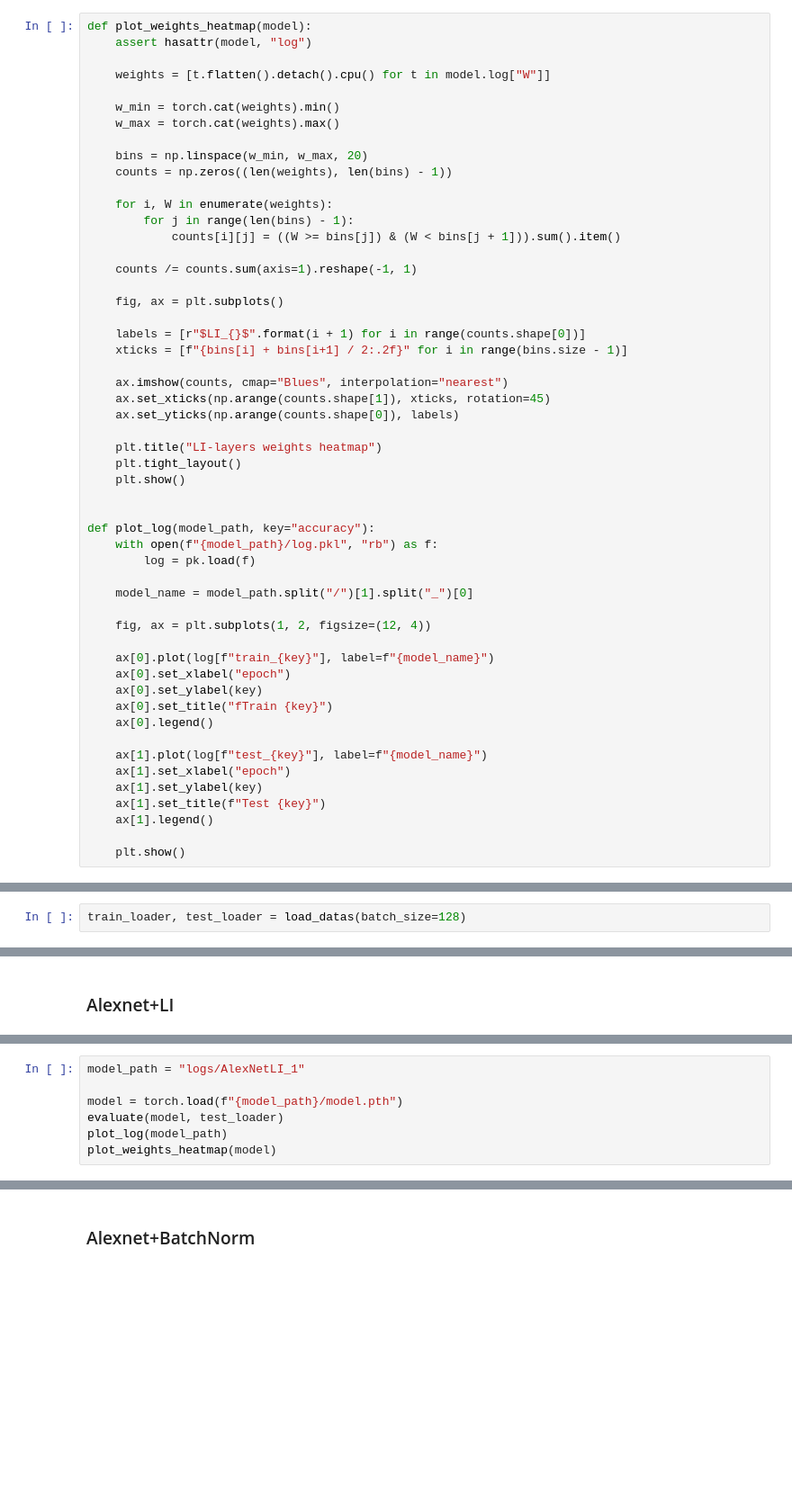
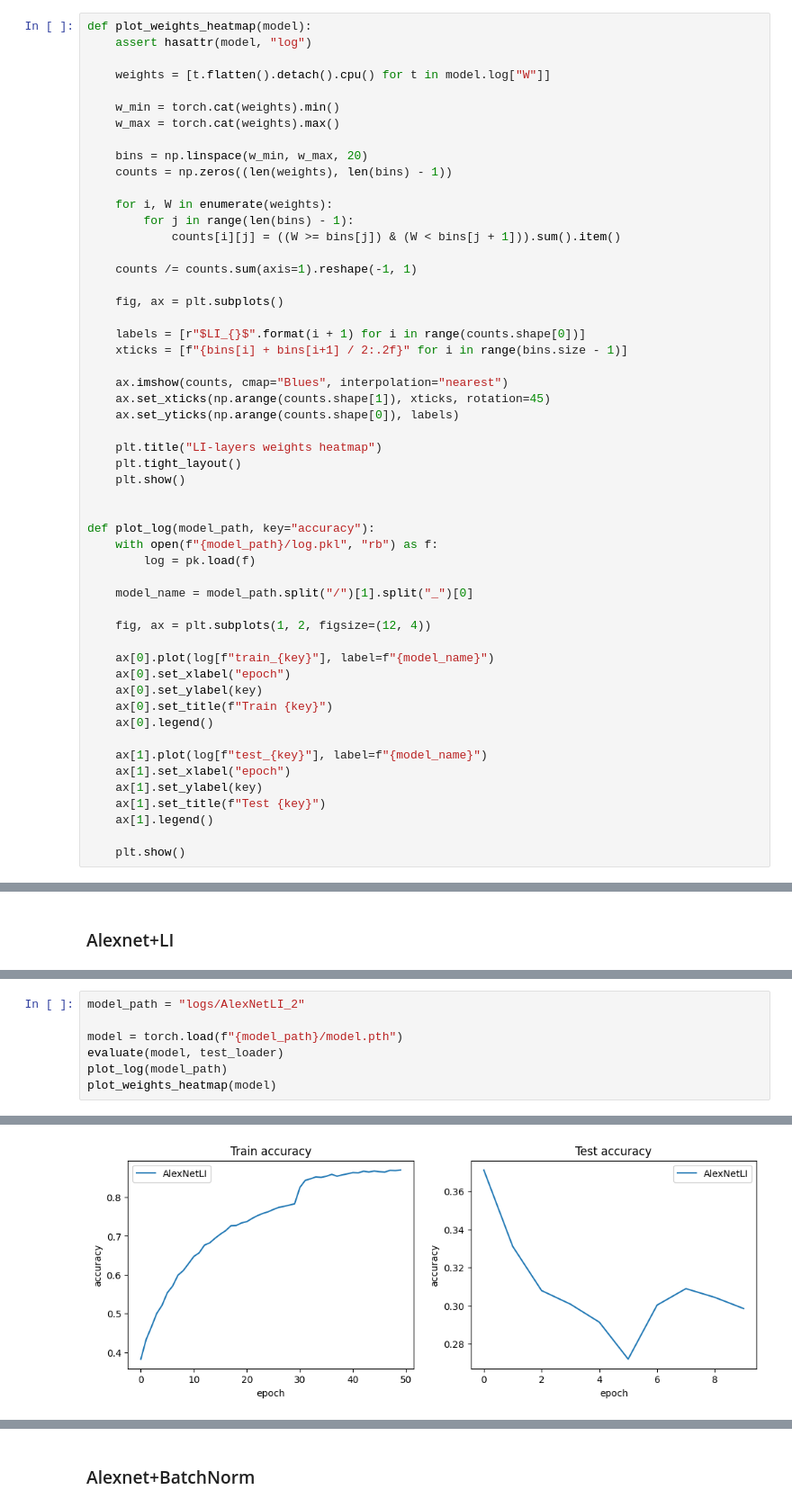
Before and after one commit to julesdubr/lateral_inhibition, a Jupyter notebook: alexnet_resnet.ipynb, the cells around one changed output, grey strips where cells are left out. Shown at 90% size. Saved outputs shown, nothing was run; the diff lists cells and outputs as text; blank space fills up the shorter version.

```diff
--- a/alexnet_resnet.ipynb
+++ b/alexnet_resnet.ipynb
@@ -257,7 +257,7 @@ def plot_log(model_path, key="accuracy"):
     ax[0].plot(log[f"train_{key}"], label=f"{model_name}")
     ax[0].set_xlabel("epoch")
     ax[0].set_ylabel(key)
-    ax[0].set_title("fTrain {key}")
+    ax[0].set_title(f"Train {key}")
     ax[0].legend()
 
     ax[1].plot(log[f"test_{key}"], label=f"{model_name}")
@@ -269,8 +269,6 @@ def plot_log(model_path, key="accuracy"):
     plt.show()
 # %% [markdown]
 ## AlexNet
-# %%
-train_loader, test_loader = load_datas(batch_size=128)
 # %% [markdown]
 ### Baseline
 # %%
@@ -341,7 +333,8 @@ RuntimeError: DataLoader worker (pid 8257) is killed by signal: Killed.
 # %%
-model_path = "logs/AlexNetLI_1"
+model_path = "logs/AlexNetLI_2"
 
 model = torch.load(f"{model_path}/model.pth")
 evaluate(model, test_loader)
 plot_log(model_path)
 plot_weights_heatmap(model)
+# %% [output]
@@ -347,0 +342 @@ plot_weights_heatmap(model)
+[figure, added]
```
Also changed, not shown: parts of 13 cells of this notebook.
